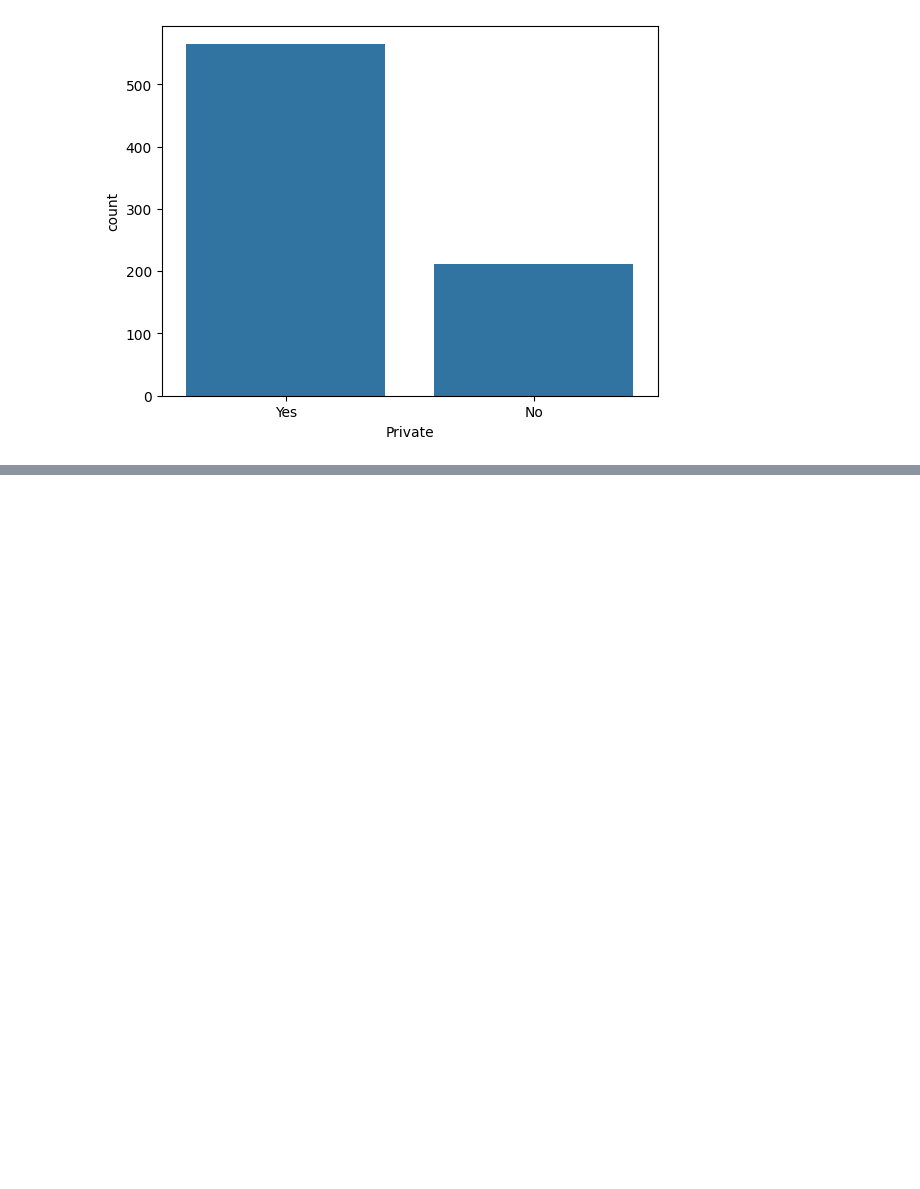
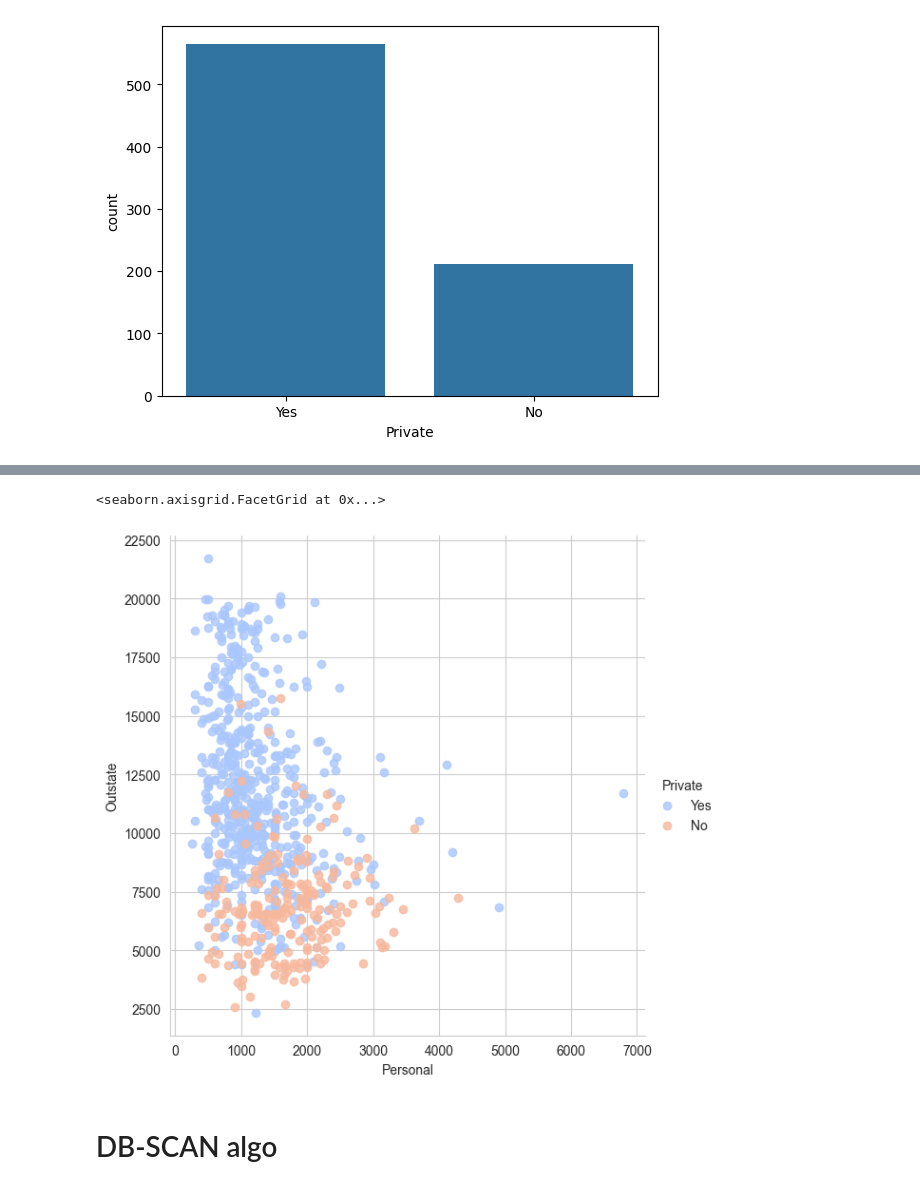
Before and after one commit to shubhamspande/MACHINE-LEARNING--ML1-, a Jupyter notebook: Day-10.ipynb, the cells around one changed output, grey strips where cells are left out. Saved outputs shown, nothing was run; the diff lists cells and outputs as text; code cells hidden in the pictures; blank space fills up the shorter version.

Commit message:
DB scan

```diff
--- a/Day-10.ipynb
+++ b/Day-10.ipynb
@@ -213,0 +258,10 @@ df['Cluster'] = df['Private'].apply[converter]
+# %%
+#Actual output in dataset
+sns.set_style('whitegrid')
+sns.lmplot(x='Personal',y='Outstate',data=df, hue='Private',
+           palette='coolwarm',height=6,fit_reg=False)
+# %% [output]
+<seaborn.axisgrid.FacetGrid at 0x...>
+[figure, added]
+# %% [markdown]
+# DB-SCAN algo
```
Also changed, not shown: parts of 30 cells of this notebook, 1 other file.
